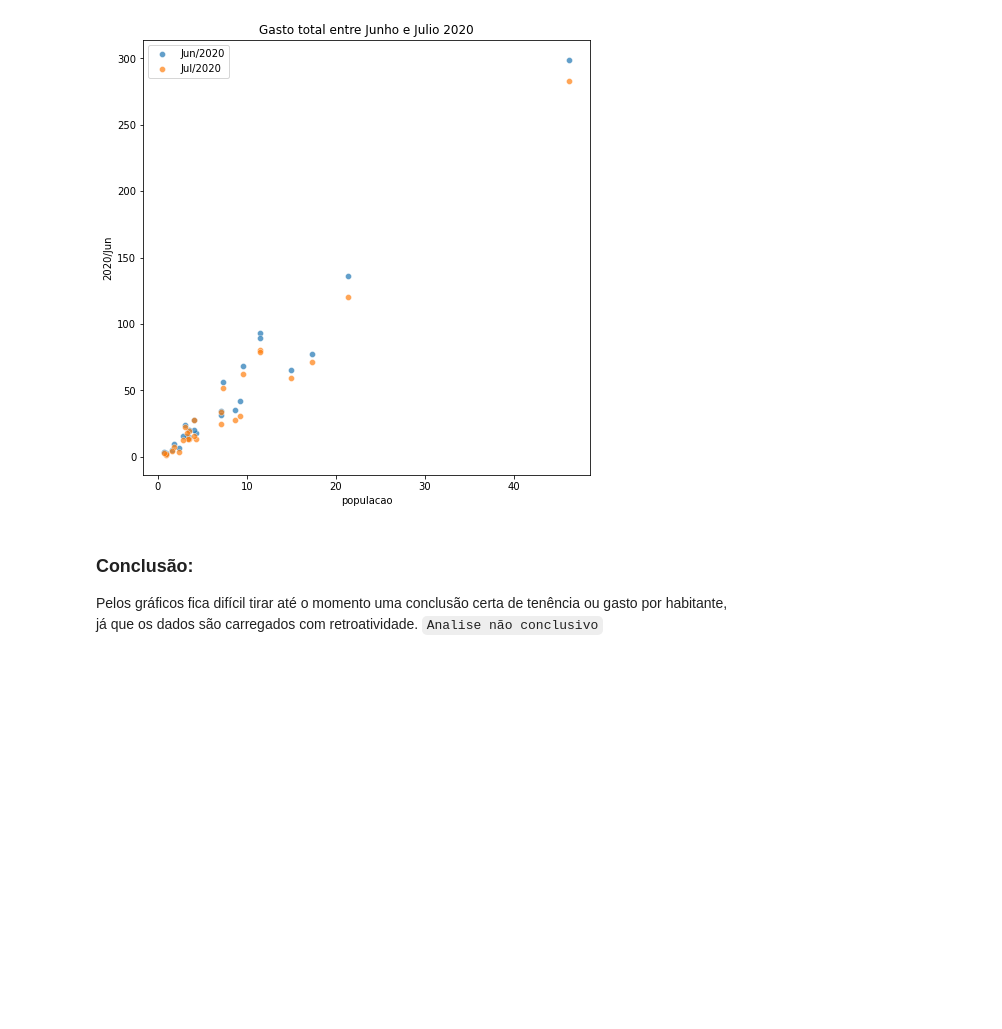
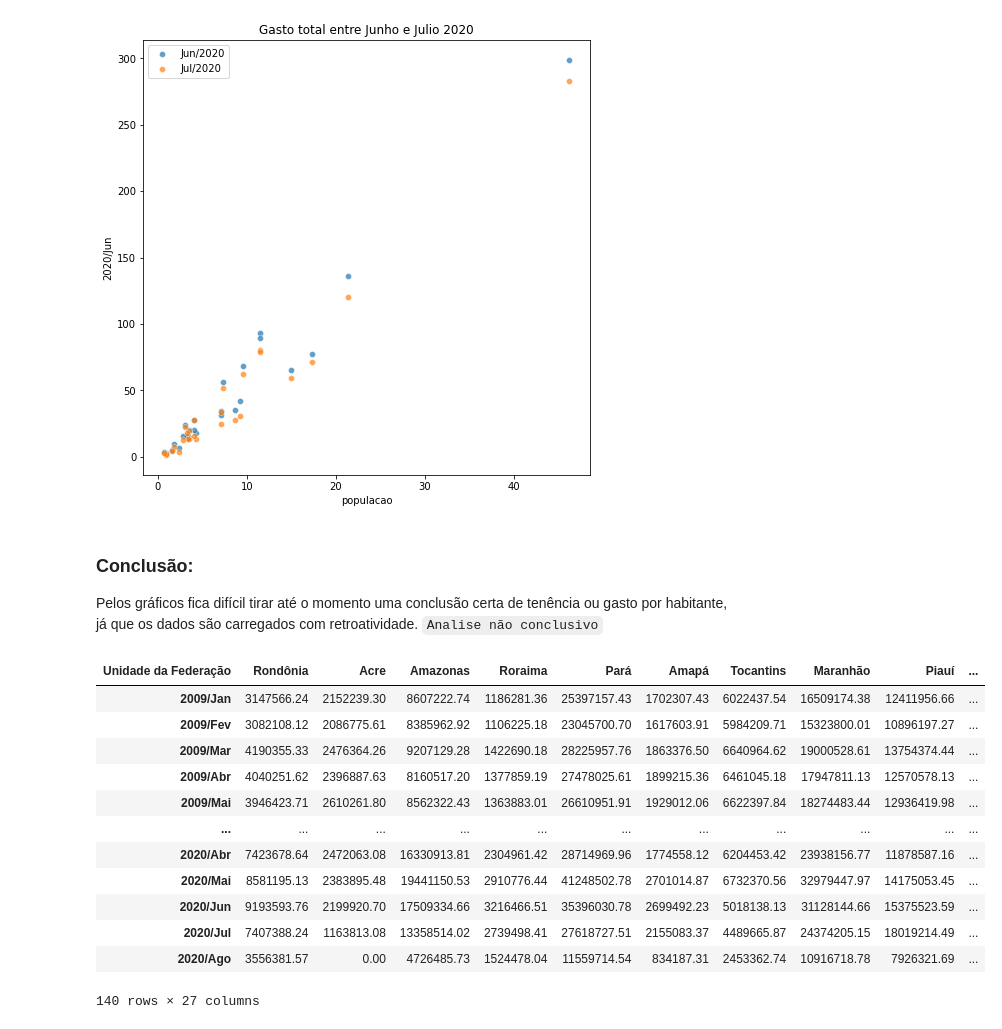
Before and after one commit to Juliansan/AluraDS, a Jupyter notebook: Modulo 2/Notebooks/Modulo02-02.ipynb, the cells around one changed output. Saved outputs shown, nothing was run; the diff lists cells and outputs as text; code cells hidden in the pictures; blank space fills up the shorter version.

```diff
--- a/Modulo 2/Notebooks/Modulo02-02.ipynb
+++ b/Modulo 2/Notebooks/Modulo02-02.ipynb
@@ -189,3 +191,19 @@ plt.show()
 # %% [markdown]
 ### Conclusão:
 Pelos gráficos fica difícil tirar até o momento uma conclusão certa de tenência ou gasto por habitante, já que os dados são carregados com retroatividade. `Analise não conclusivo`
+# %%
+datasus_T
+# %% [output]
+| Unidade da Federação | Rondônia | Acre | Amazonas | Roraima | Pará | Amapá | Tocantins | Maranhão | Piauí | ... |
+| 2009/Jan | 3147566.24 | 2152239.30 | 8607222.74 | 1186281.36 | 25397157.43 | 1702307.43 | 6022437.54 | 16509174.38 | 12411956.66 | ... |
+| 2009/Fev | 3082108.12 | 2086775.61 | 8385962.92 | 1106225.18 | 23045700.70 | 1617603.91 | 5984209.71 | 15323800.01 | 10896197.27 | ... |
+| 2009/Mar | 4190355.33 | 2476364.26 | 9207129.28 | 1422690.18 | 28225957.76 | 1863376.50 | 6640964.62 | 19000528.61 | 13754374.44 | ... |
+| 2009/Abr | 4040251.62 | 2396887.63 | 8160517.20 | 1377859.19 | 27478025.61 | 1899215.36 | 6461045.18 | 17947811.13 | 12570578.13 | ... |
+| 2009/Mai | 3946423.71 | 2610261.80 | 8562322.43 | 1363883.01 | 26610951.91 | 1929012.06 | 6622397.84 | 18274483.44 | 12936419.98 | ... |
+| ... | ... | ... | ... | ... | ... | ... | ... | ... | ... | ... |
+| 2020/Abr | 7423678.64 | 2472063.08 | 16330913.81 | 2304961.42 | 28714969.96 | 1774558.12 | 6204453.42 | 23938156.77 | 11878587.16 | ... |
+| 2020/Mai | 8581195.13 | 2383895.48 | 19441150.53 | 2910776.44 | 41248502.78 | 2701014.87 | 6732370.56 | 32979447.97 | 14175053.45 | ... |
+| 2020/Jun | 9193593.76 | 2199920.70 | 17509334.66 | 3216466.51 | 35396030.78 | 2699492.23 | 5018138.13 | 31128144.66 | 15375523.59 | ... |
+| 2020/Jul | 7407388.24 | 1163813.08 | 13358514.02 | 2739498.41 | 27618727.51 | 2155083.37 | 4489665.87 | 24374205.15 | 18019214.49 | ... |
+| 2020/Ago | 3556381.57 | 0.00 | 4726485.73 | 1524478.04 | 11559714.54 | 834187.31 | 2453362.74 | 10916718.78 | 7926321.69 | ... |
+140 rows × 27 columns
```
Also changed, not shown: parts of 4 cells of this notebook, 6 other files.
